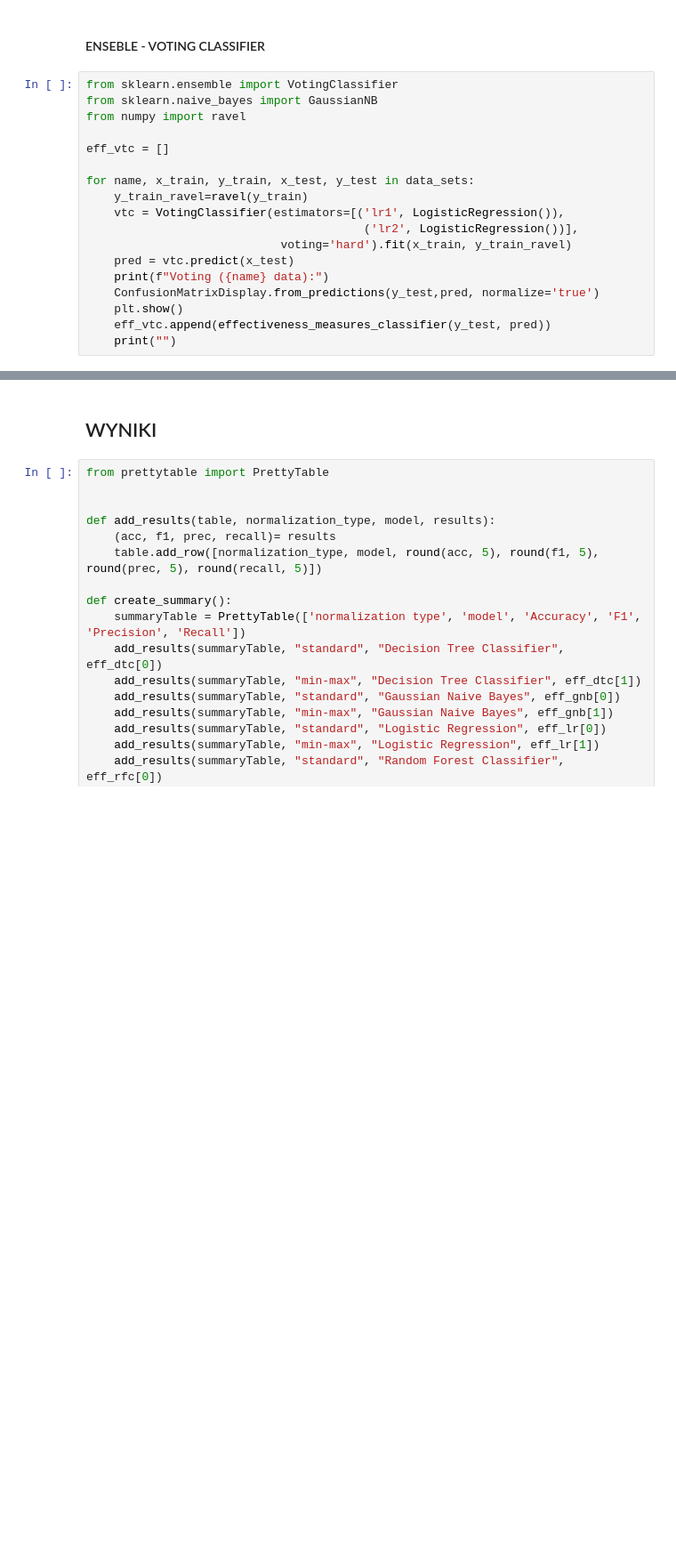
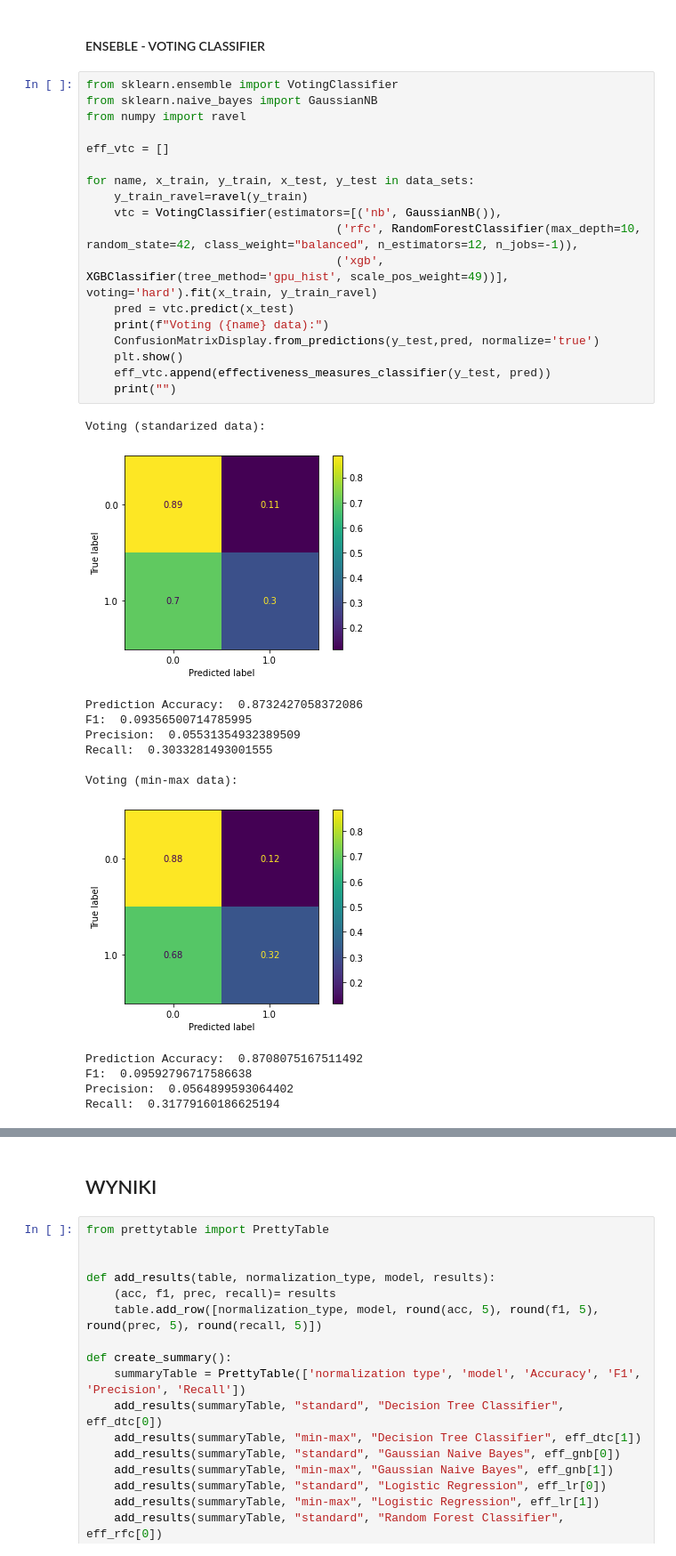
Before and after one commit to KlaudiaKromolowska/BigDataMachineLearning, a Jupyter notebook: BigDataMachineLearning-cz2.ipynb, the cells around one changed output, grey strips where cells are left out. Shown at 89% size. Drawn from its saved outputs; the diff is of its cells as text; blank space fills up the shorter version.

```diff
--- a/BigDataMachineLearning-cz2.ipynb
+++ b/BigDataMachineLearning-cz2.ipynb
@@ -547,18 +559,32 @@ for name, x_train, y_train, x_test, y_test in data_sets:
 # %%
 from sklearn.ensemble import VotingClassifier
 from sklearn.naive_bayes import GaussianNB
 from numpy import ravel
 
 eff_vtc = []
 
 for name, x_train, y_train, x_test, y_test in data_sets:
     y_train_ravel=ravel(y_train)
-    vtc = VotingClassifier(estimators=[('lr1', LogisticRegression()),
-                                        ('lr2', LogisticRegression())],
-                            voting='hard').fit(x_train, y_train_ravel)
+    vtc = VotingClassifier(estimators=[('nb', GaussianNB()),
+                                    ('rfc', RandomForestClassifier(max_depth=10, random_state=42, class_weight="balanced", n_estimators=12, n_jobs=-1)),
+                                    ('xgb', XGBClassifier(tree_method='gpu_hist', scale_pos_weight=49))], voting='hard').fit(x_train, y_train_ravel)
     pred = vtc.predict(x_test)
     print(f"Voting ({name} data):")
     ConfusionMatrixDisplay.from_predictions(y_test,pred, normalize='true')
     plt.show()
     eff_vtc.append(effectiveness_measures_classifier(y_test, pred))
     print("")
+# %% [output]
+Voting (standarized data):
+[figure, added]
+Prediction Accuracy:  0.8732427058372086
+F1:  0.09356500714785995
+Precision:  0.05531354932389509
+Recall:  0.3033281493001555
+
+Voting (min-max data):
+[figure, added]
+Prediction Accuracy:  0.8708075167511492
+F1:  0.09592796717586638
+Precision:  0.0564899593064402
+Recall:  0.31779160186625194
```
Also changed, not shown: parts of 6 cells of this notebook.
